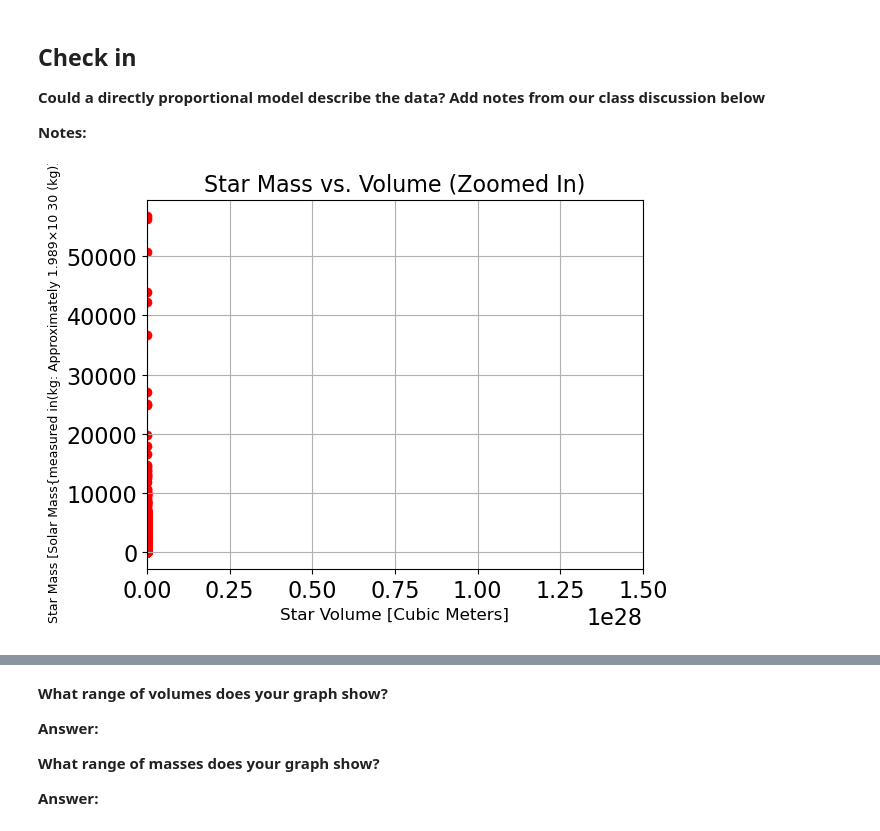
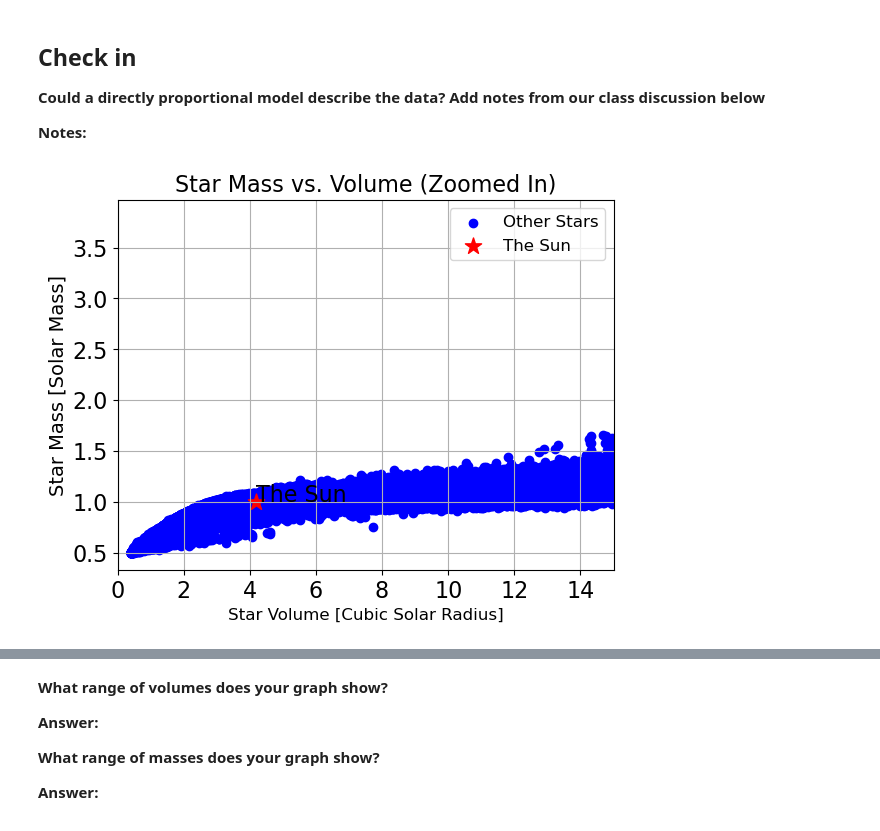
Before and after one commit to PrisonTeachingInitiative/CFR-2025, a Jupyter notebook: Astro/Blank/1 - Stars Pt2 .ipynb, the cells around one changed output, grey strips where cells are left out. Drawn from its saved outputs; the diff is of its cells as text; code cells hidden in the pictures.

```diff
--- a/Astro/Blank/1 - Stars Pt2 .ipynb
+++ b/Astro/Blank/1 - Stars Pt2 .ipynb
@@ -186,33 +186,40 @@ plt.show()
 # %%
 # add the sun to your zoomed in plot with a red star marker
 # remember the Sun's mass is 1 Mo and its radius is 1 Ro
 # label it "The Sun"
 
-plt.scatter(mass, volume, color='red')
+
 
 
 
 # Add title and labels
 plt.title("Star Mass vs. Volume (Zoomed In)", fontsize=16)
-plt.xlabel("Star Volume [Cubic Meters]", fontsize=12)
-plt.ylabel("Star Mass [Solar Mass{measured in(kg: Approximately 1.989×10 30 (kg))}]", fontsize=9)
-plt.xlim(0, 1.5e28) #Range to inc. sun
+plt.xlabel("Star Volume [Cubic Solar Radius]", fontsize=12)
+plt.ylabel("Star Mass [Solar Mass]", fontsize=14)
+
+
 
 # Sun mass, volume, radius
 sun_mass_plot = 1
 sun_radius_meters = 6.957e8
-sun_volume_plot = (4/3) * np.pi * (sun_radius_meters**3)
-
-
-plt.rc('font', **{'family':'sans-serif', 'size':16})
+sun_volume_plot = (4/3) * np.pi * (1**3)
+plt.scatter(volume, mass, color='blue', label='Other Stars')
+plt.scatter(sun_volume_plot, sun_mass_plot, marker='*', color='red', s=150, label='The Sun')
+plt.xlim(0,15)
+#arrow
+plt.annotate('The Sun',xy=(sun_volume_plot, sun_mass_plot))
+xytext=(sun_volume_plot * 1.5, sun_mass_plot + 1)
+arrowprops=dict(facecolor='black', shrink=0.05, width=1.5, headwidth=8, fontsize=12, color='red')
+# runtime param
+plt.rc('font', **{'family':'sans-serif', 'size':12})
 
 # Show grid
 plt.grid(True)
-
+plt.legend()
 # Show plot
 plt.show()
 # %% [output]
-[figure, old version]
+[figure, new version]
 # %%
 # let's change our units to match the units in your mass vs volume STP lab
 # create two functions to convert the mass and the volume
```
Also changed, not shown: parts of 5 cells of this notebook.
